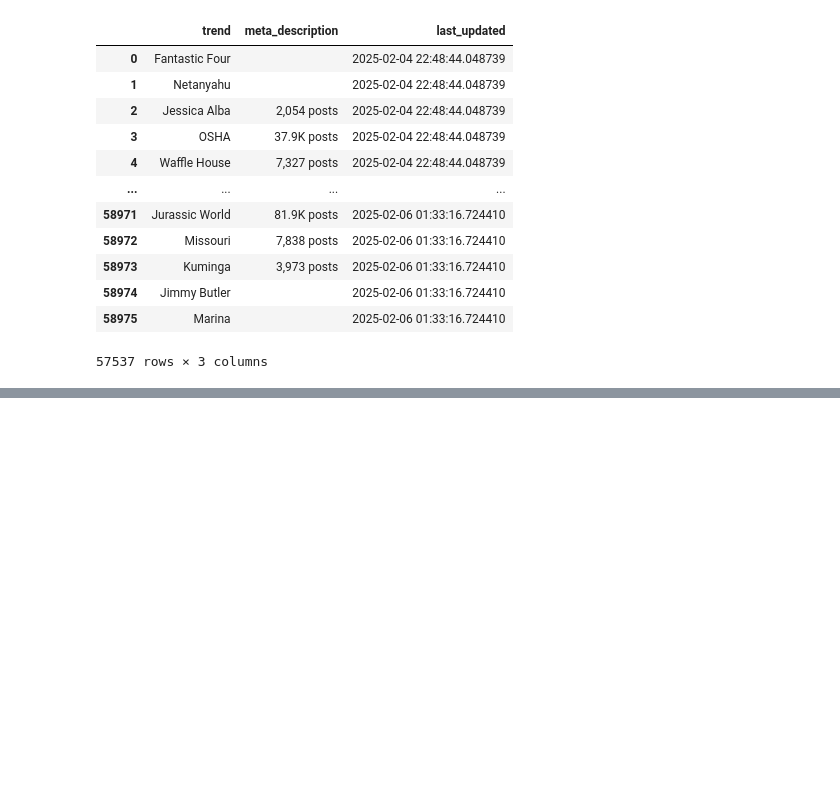
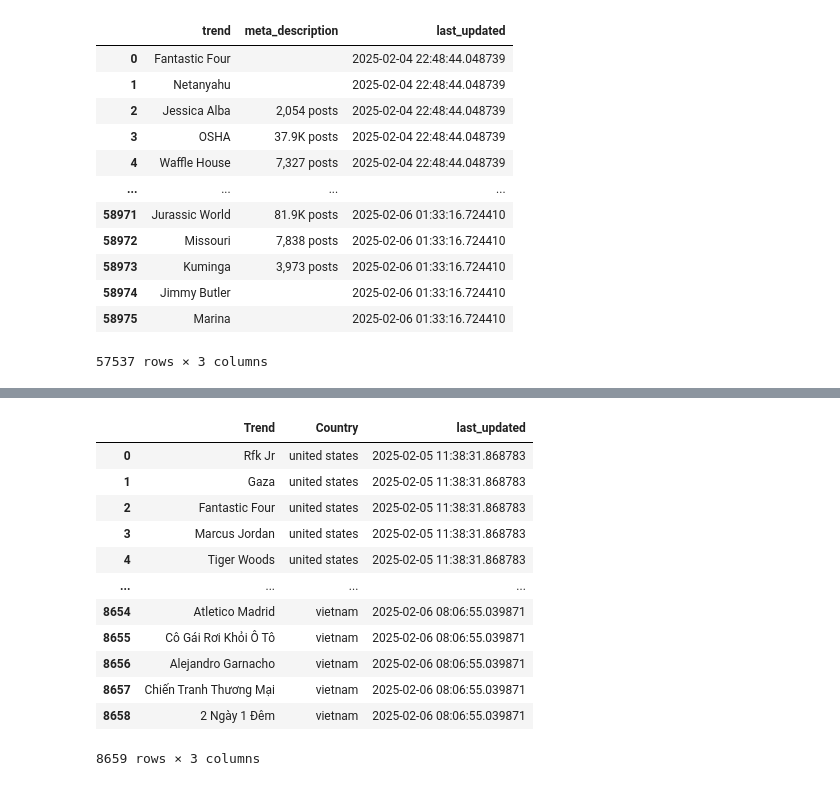
Before and after one commit to mariazreik/NowTrending, a Jupyter notebook: frontend/exploration.ipynb, the cells around one changed output, grey strips where cells are left out. Drawn from its saved outputs; the diff is of its cells as text; code cells hidden in the pictures; blank space fills up the shorter version.

```diff
--- a/frontend/exploration.ipynb
+++ b/frontend/exploration.ipynb
@@ -242,0 +264,22 @@ trend_growth()
+# %%
+df_loc = transform_google_locations()
+df_trend = transform_google_trend()
+df_loc.rename(columns={'id':'google_location_id', 'country':'Country'}, inplace=True)
+df_merged = pd.merge(df_loc, df_trend, on='google_location_id', how='inner')
+df_merged.rename(columns={'trend':'Trend'}, inplace=True)
+df_sorted = df_merged[['Trend', 'Country', 'last_updated']]
+df_sorted
+# %% [output]
+|  | Trend | Country | last_updated |
+| 0 | Rfk Jr | united states | 2025-02-05 11:38:31.868783 |
+| 1 | Gaza | united states | 2025-02-05 11:38:31.868783 |
+| 2 | Fantastic Four | united states | 2025-02-05 11:38:31.868783 |
+| 3 | Marcus Jordan | united states | 2025-02-05 11:38:31.868783 |
+| 4 | Tiger Woods | united states | 2025-02-05 11:38:31.868783 |
+| ... | ... | ... | ... |
+| 8654 | Atletico Madrid | vietnam | 2025-02-06 08:06:55.039871 |
+| 8655 | Cô Gái Rơi Khỏi Ô Tô | vietnam | 2025-02-06 08:06:55.039871 |
+| 8656 | Alejandro Garnacho | vietnam | 2025-02-06 08:06:55.039871 |
+| 8657 | Chiến Tranh Thương Mại | vietnam | 2025-02-06 08:06:55.039871 |
+| 8658 | 2 Ngày 1 Đêm | vietnam | 2025-02-06 08:06:55.039871 |
+8659 rows × 3 columns
```
Also changed, not shown: parts of 2 cells of this notebook, 2 other files.
